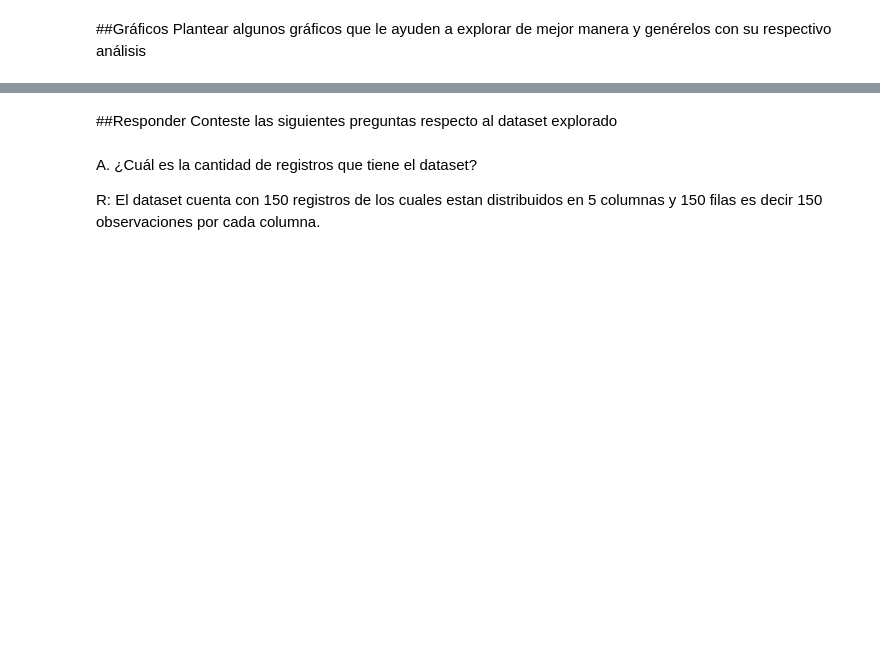
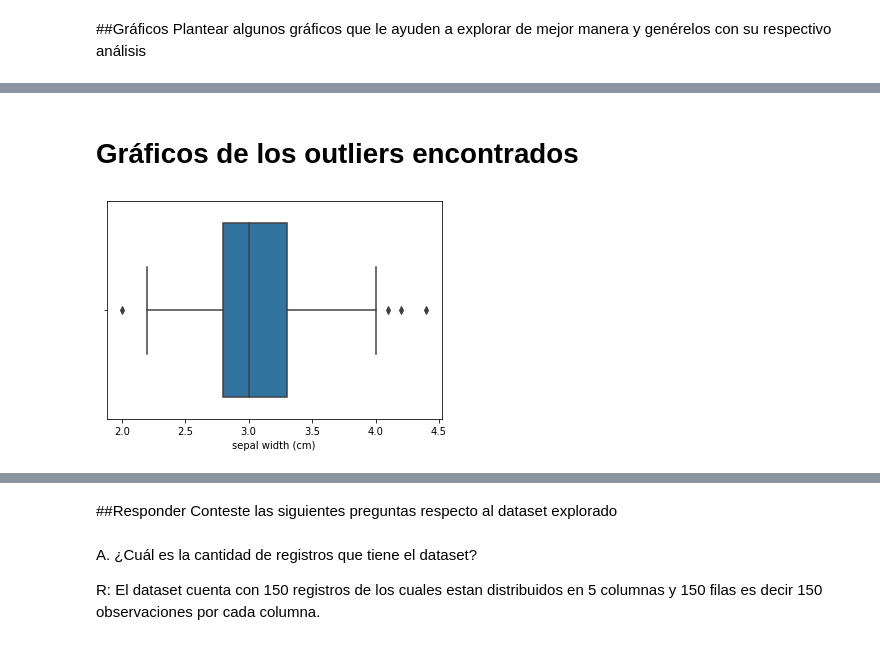
Before and after one commit to Jefer698/Solemne-I-Optativo-de-Especialidad-II, a Jupyter notebook: Solemne1_NombreApellido.ipynb, the cells around one changed output, grey strips where cells are left out. Drawn from its saved outputs; the diff is of its cells as text; code cells hidden in the pictures; blank space fills up the shorter version.

```diff
--- a/Solemne1_NombreApellido.ipynb
+++ b/Solemne1_NombreApellido.ipynb
@@ -255,0 +351,7 @@ Plantear algunos gráficos que le ayuden a explorar de mejor manera y genérelos
+# %% [markdown]
+# Gráficos de los outliers encontrados
+# %%
+sb.boxplot(df['sepal width (cm)'])
+plt.show()
+# %% [output]
+[figure, added]
```
Also changed, not shown: parts of 37 cells of this notebook.
